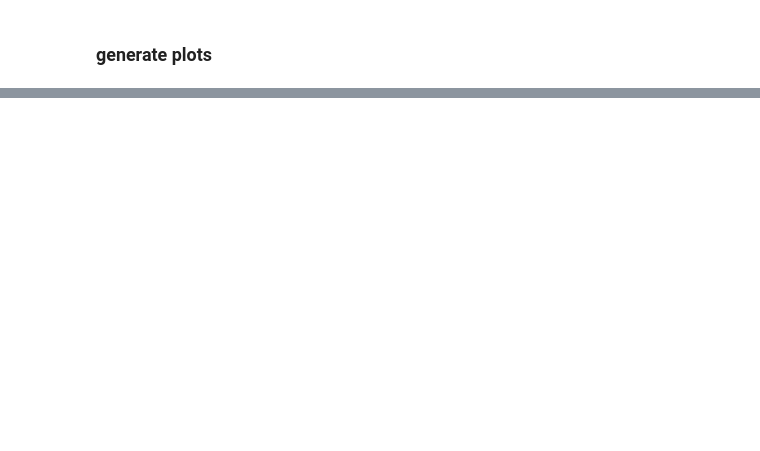
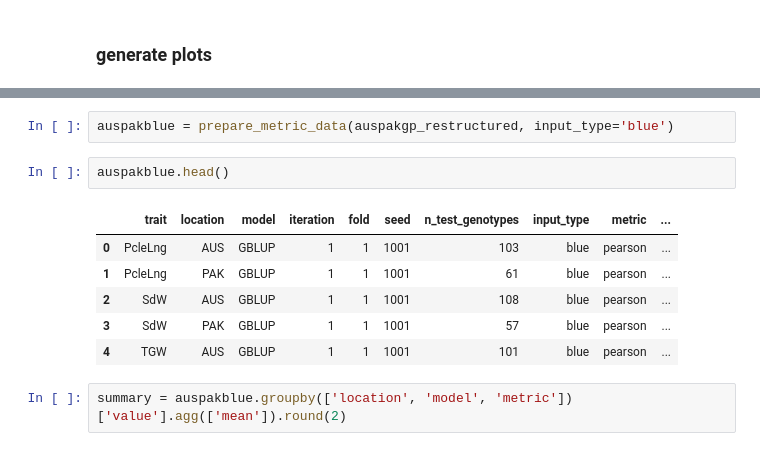
Before and after one commit to queenoa/Quinoa-genomic-prediction-code, a Jupyter notebook: notebooks/Visualizations.ipynb, the cells around one changed output, grey strips where cells are left out. Drawn from its saved outputs; the diff is of its cells as text; blank space fills up the shorter version.

```diff
--- a/notebooks/Visualizations.ipynb
+++ b/notebooks/Visualizations.ipynb
@@ -1015,0 +1020,13 @@ LGBM  AUS      ndcg_at_10  0.666  0.030     75
+# %%
+auspakblue = prepare_metric_data(auspakgp_restructured, input_type='blue')
+# %%
+auspakblue.head()
+# %% [output]
+|  | trait | location | model | iteration | fold | seed | n_test_genotypes | input_type | metric | ... |
+| 0 | PcleLng | AUS | GBLUP | 1 | 1 | 1001 | 103 | blue | pearson | ... |
+| 1 | PcleLng | PAK | GBLUP | 1 | 1 | 1001 | 61 | blue | pearson | ... |
+| 2 | SdW | AUS | GBLUP | 1 | 1 | 1001 | 108 | blue | pearson | ... |
+| 3 | SdW | PAK | GBLUP | 1 | 1 | 1001 | 57 | blue | pearson | ... |
+| 4 | TGW | AUS | GBLUP | 1 | 1 | 1001 | 101 | blue | pearson | ... |
+# %%
+summary = auspakblue.groupby(['location', 'model', 'metric'])['value'].agg(['mean']).round(2)
```
Also changed, not shown: parts of 10 cells of this notebook, 5 other files.
